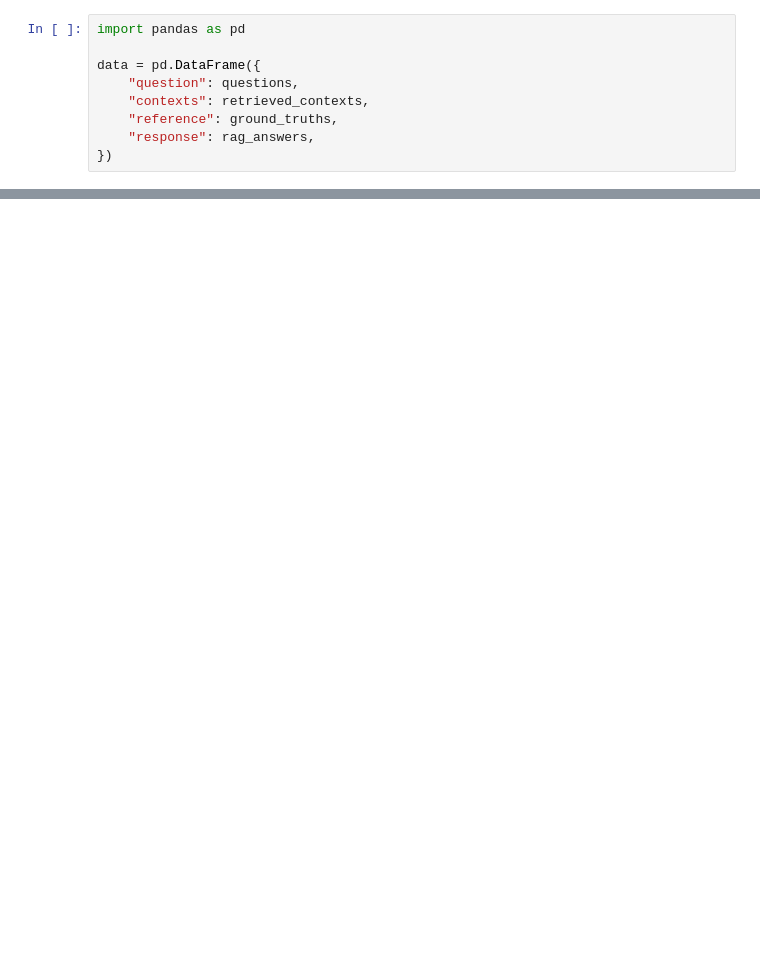
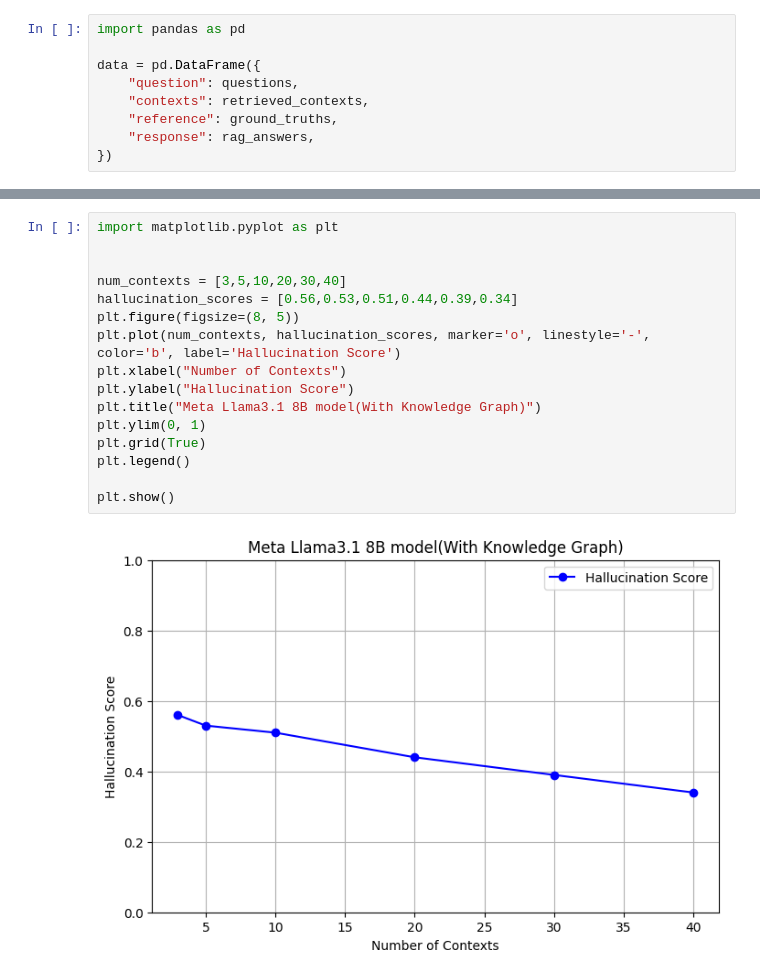
Before and after one commit to shuvranshu-halder/rag_model_iitb, a Jupyter notebook: rag_with_KG.ipynb, the cells around one changed output, grey strips where cells are left out. Saved outputs shown, nothing was run; the diff lists cells and outputs as text; blank space fills up the shorter version.

```diff
--- a/rag_with_KG.ipynb
+++ b/rag_with_KG.ipynb
@@ -375,0 +280,18 @@ Average hallucination score for dataset: 0.51
+# %%
+import matplotlib.pyplot as plt
+
+
+num_contexts = [3,5,10,20,30,40]
+hallucination_scores = [0.56,0.53,0.51,0.44,0.39,0.34]
+plt.figure(figsize=(8, 5))
+plt.plot(num_contexts, hallucination_scores, marker='o', linestyle='-', color='b', label='Hallucination Score')
+plt.xlabel("Number of Contexts")
+plt.ylabel("Hallucination Score")
+plt.title("Meta Llama3.1 8B model(With Knowledge Graph)")
+plt.ylim(0, 1)
+plt.grid(True)
+plt.legend()
+
+plt.show()
+# %% [output]
+[figure, added]
```
Also changed, not shown: parts of 5 cells of this notebook.
